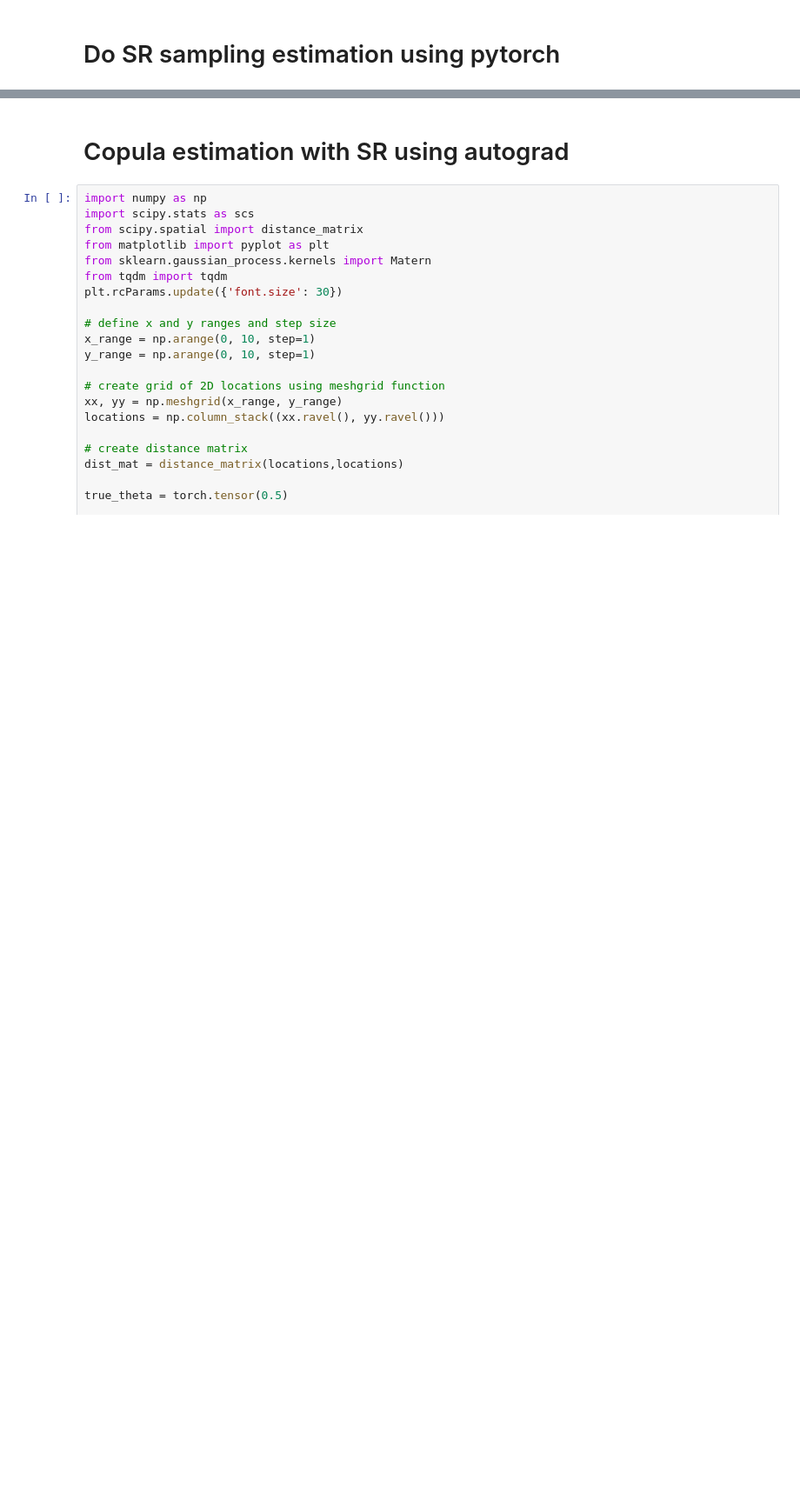
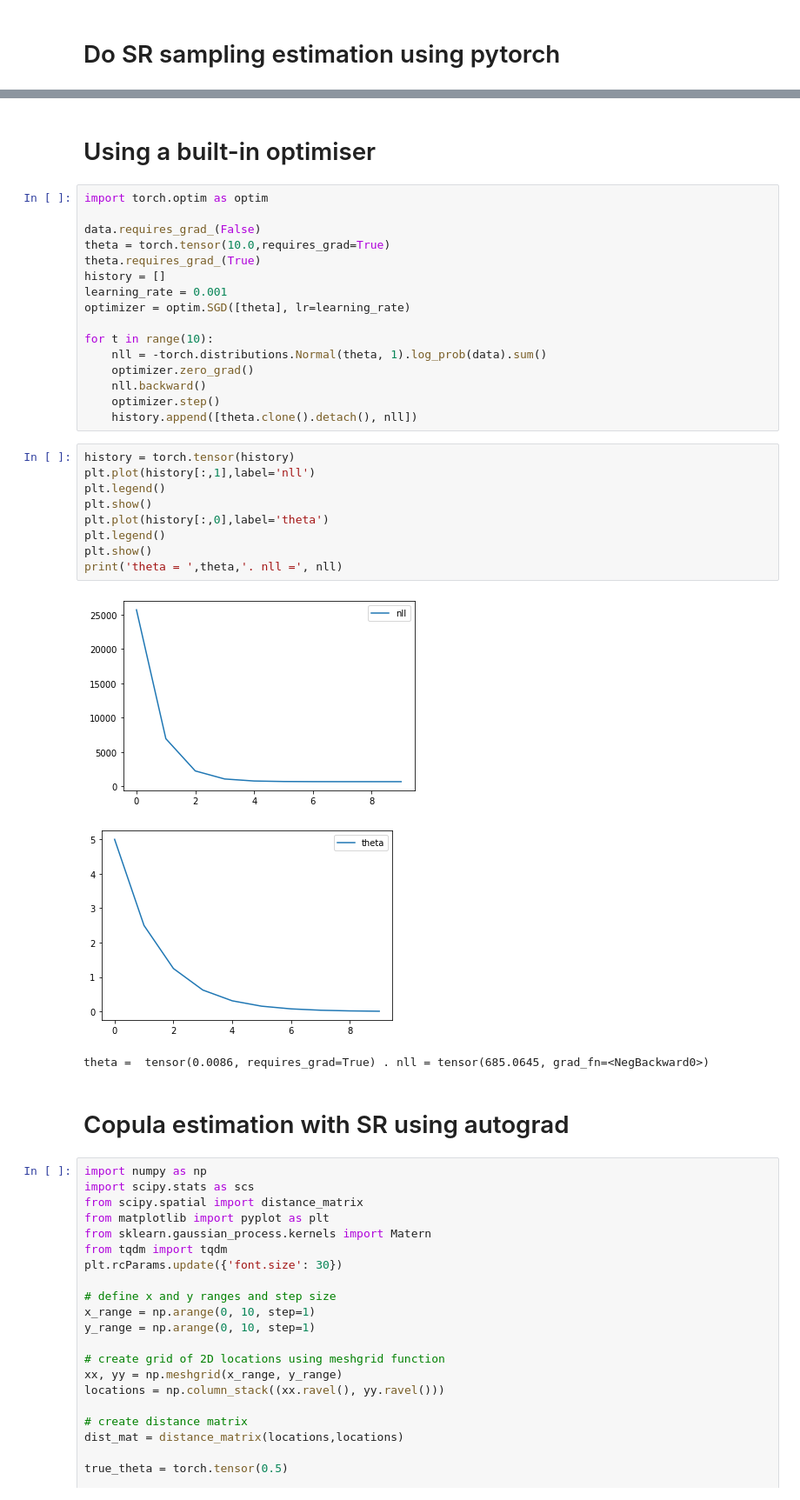
Before and after one commit to Huk-David/Normalising-Puddles, a Jupyter notebook: Pytorch_Puddles/Pytorch_Puddles.ipynb, the cells around one changed output, grey strips where cells are left out. Shown: that part at 87% size. Saved outputs shown, nothing was run; the diff lists cells and outputs as text; blank space fills up the shorter version.

```diff
--- a/Pytorch_Puddles/Pytorch_Puddles.ipynb
+++ b/Pytorch_Puddles/Pytorch_Puddles.ipynb
@@ -128,3 +128,34 @@ theta =  tensor(-0.0448, requires_grad=True) . CRPS = tensor(718.8760, grad_fn=<
+# %% [markdown]
+# Using a built-in optimiser
+# %%
+import torch.optim as optim
+
+data.requires_grad_(False)
+theta = torch.tensor(10.0,requires_grad=True)
+theta.requires_grad_(True)
+history = []
+learning_rate = 0.001
+optimizer = optim.SGD([theta], lr=learning_rate)
+
+for t in range(10):
+    nll = -torch.distributions.Normal(theta, 1).log_prob(data).sum()
+    optimizer.zero_grad()
+    nll.backward()
+    optimizer.step()
+    history.append([theta.clone().detach(), nll])
+# %%
+history = torch.tensor(history)
+plt.plot(history[:,1],label='nll')
+plt.legend()
+plt.show()
+plt.plot(history[:,0],label='theta')
+plt.legend()
+plt.show()
+print('theta = ',theta,'. nll =', nll)
+# %% [output]
+[figure, added]
+[figure, added]
+theta =  tensor(0.0086, requires_grad=True) . nll = tensor(685.0645, grad_fn=<NegBackward0>)
 # %% [markdown]
 # Copula estimation with SR using autograd
 # %%
```
Also changed, not shown: parts of 8 cells of this notebook, 1 other file.
